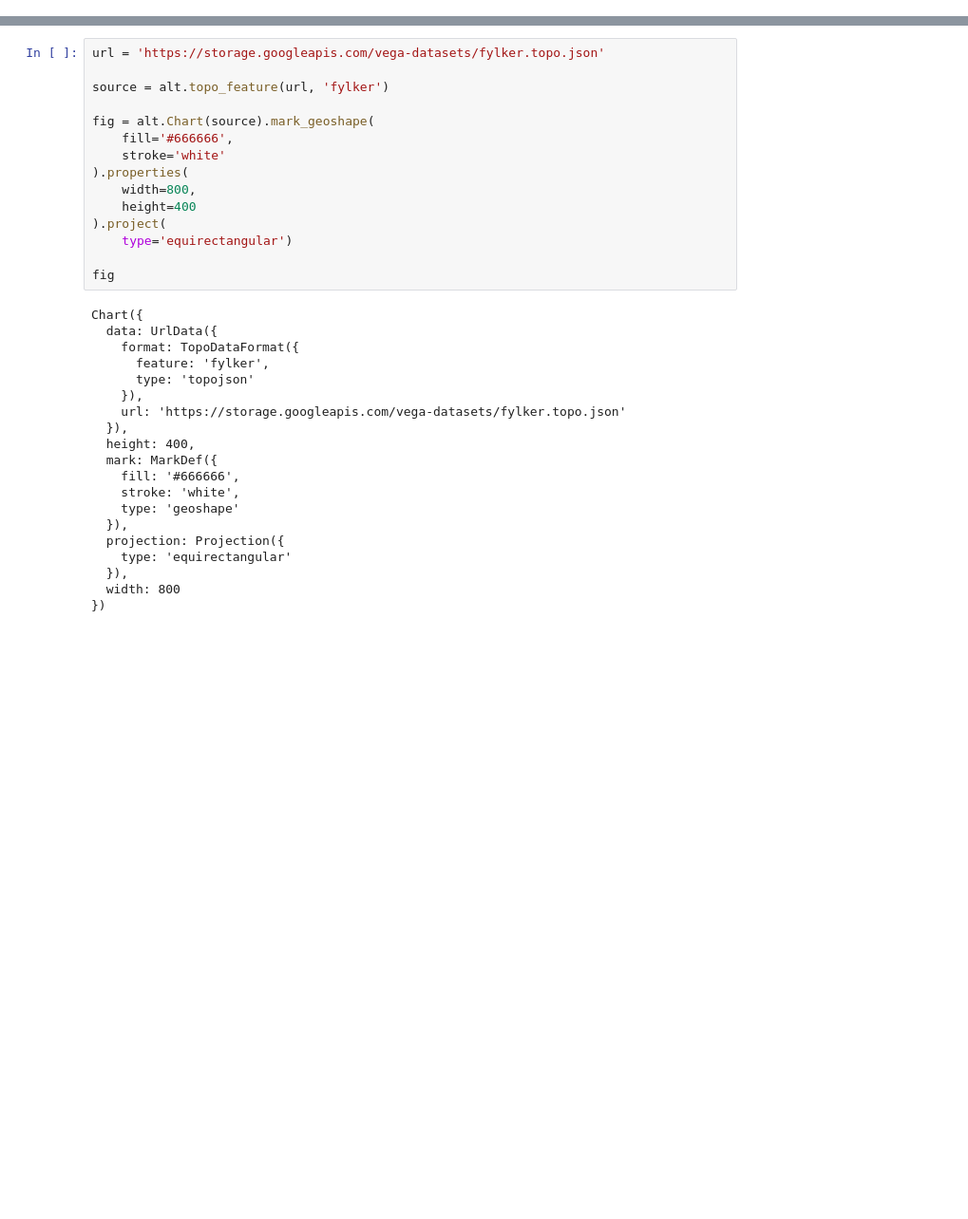
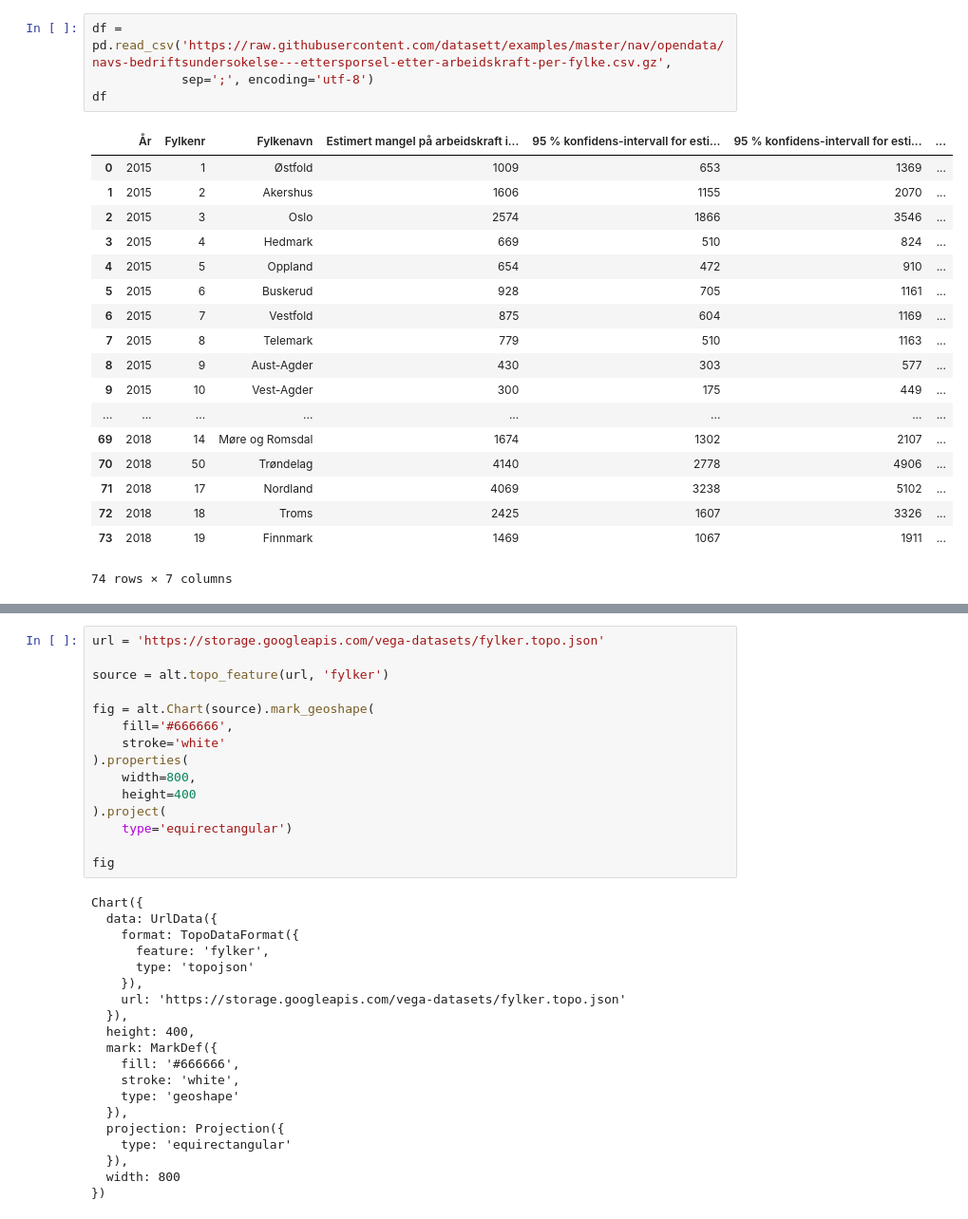
Before and after one commit to datasett/examples, a Jupyter notebook: nav/altair-karteksempler.ipynb, the cells around one changed output, grey strips where cells are left out. Shown: that part at 95% size. Cells and saved outputs as stored; diff of their text form; blank space fills up the shorter version.

```diff
--- a/nav/altair-karteksempler.ipynb
+++ b/nav/altair-karteksempler.ipynb
@@ -91,0 +37,23 @@ Chart({
+# %%
+df = pd.read_csv('https://raw.githubusercontent.com/datasett/examples/master/nav/opendata/navs-bedriftsundersokelse---ettersporsel-etter-arbeidskraft-per-fylke.csv.gz',
+            sep=';', encoding='utf-8')
+df
+# %% [output]
+|  | År | Fylkenr | Fylkenavn | Estimert mangel på arbeidskraft i... | 95 % konfidens-intervall for esti... | 95 % konfidens-intervall for esti... | ... |
+| 0 | 2015 | 1 | Østfold | 1009 | 653 | 1369 | ... |
+| 1 | 2015 | 2 | Akershus | 1606 | 1155 | 2070 | ... |
+| 2 | 2015 | 3 | Oslo | 2574 | 1866 | 3546 | ... |
+| 3 | 2015 | 4 | Hedmark | 669 | 510 | 824 | ... |
+| 4 | 2015 | 5 | Oppland | 654 | 472 | 910 | ... |
+| 5 | 2015 | 6 | Buskerud | 928 | 705 | 1161 | ... |
+| 6 | 2015 | 7 | Vestfold | 875 | 604 | 1169 | ... |
+| 7 | 2015 | 8 | Telemark | 779 | 510 | 1163 | ... |
+| 8 | 2015 | 9 | Aust-Agder | 430 | 303 | 577 | ... |
+| 9 | 2015 | 10 | Vest-Agder | 300 | 175 | 449 | ... |
+| ... | ... | ... | ... | ... | ... | ... | ... |
+| 69 | 2018 | 14 | Møre og Romsdal | 1674 | 1302 | 2107 | ... |
+| 70 | 2018 | 50 | Trøndelag | 4140 | 2778 | 4906 | ... |
+| 71 | 2018 | 17 | Nordland | 4069 | 3238 | 5102 | ... |
+| 72 | 2018 | 18 | Troms | 2425 | 1607 | 3326 | ... |
+| 73 | 2018 | 19 | Finnmark | 1469 | 1067 | 1911 | ... |
+74 rows × 7 columns
```
Also changed, not shown: parts of 14 cells of this notebook, 3 other files.
